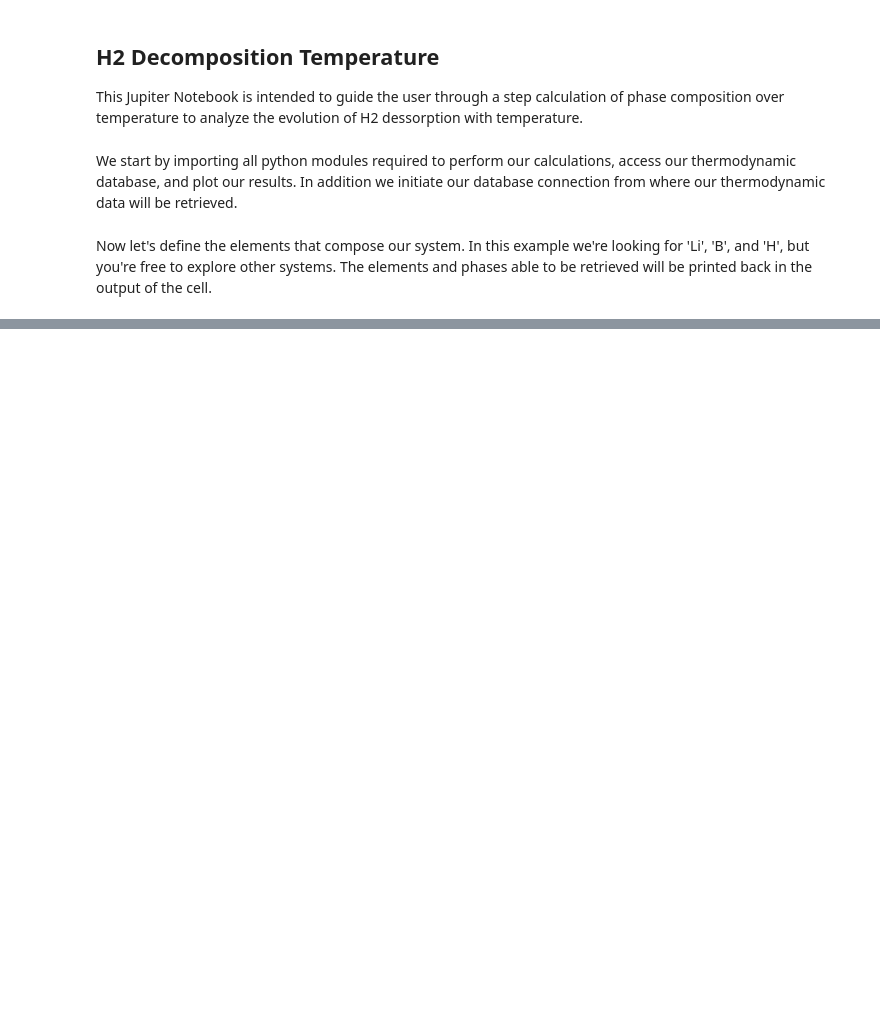
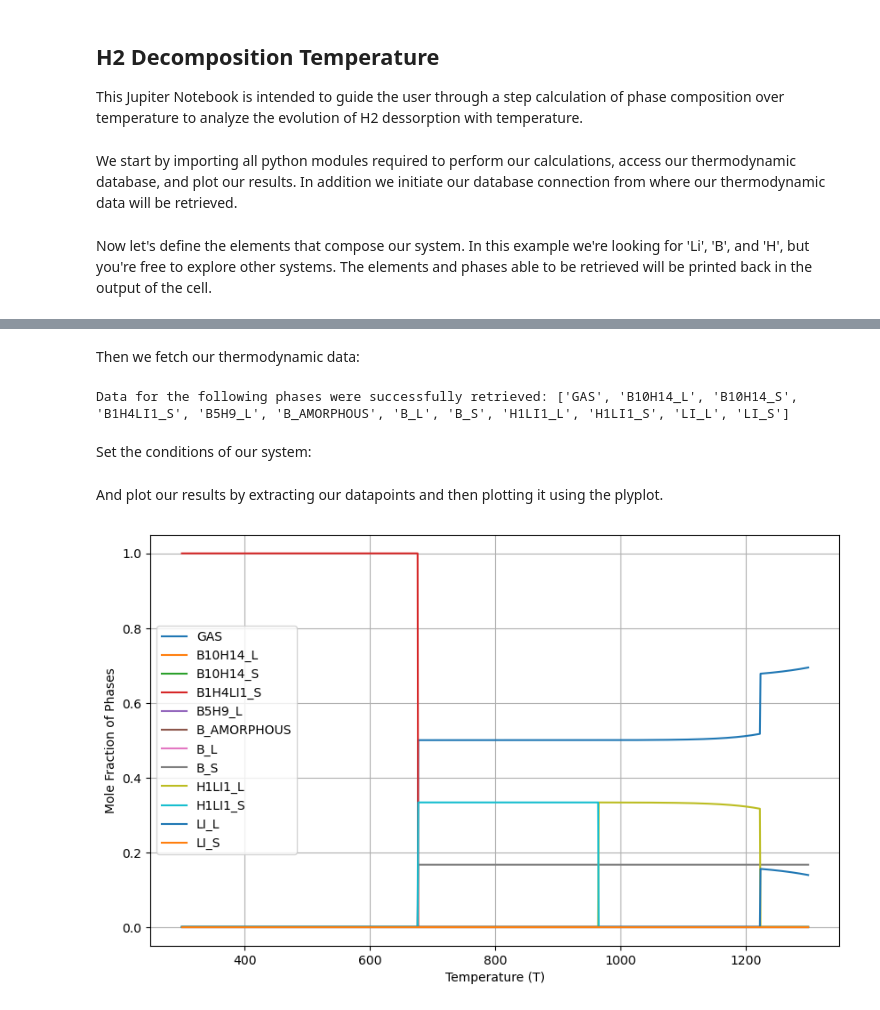
Before and after one commit to PhasesResearchLab/MHDB, a Jupyter notebook: notebooks/run.ipynb, the cells around one changed output, grey strips where cells are left out. Saved outputs shown, nothing was run; the diff lists cells and outputs as text; code cells hidden in the pictures; blank space fills up the shorter version.

```diff
--- a/notebooks/run.ipynb
+++ b/notebooks/run.ipynb
@@ -151,0 +78,46 @@ print(collection.count_documents({}))
+# %%
+chemical_composition = {'Li': 1/6, 'B': 1/6}
+# %% [markdown]
+Then we fetch our thermodynamic data:
+# %%
+elements = list(chemical_composition.keys()) + ['H', 'Va']
+regex_pattern = '^(' + '|'.join(elements) + ')(-(' + '|'.join(elements) + '))*$'
+data_collection = collection.find({'material.system': {'$regex': regex_pattern, '$options': 'i'}}, {'tdb': 1, '_id': 0})
+data_collection = [entry['tdb'] for entry in list(data_collection)]
+
+data = database.many2one(elements, data_collection)
+data = database.one2tdb(data)
+
+dbf = Database(data)
+phases = list(dbf.phases.keys())
+print(f'Data for the following phases were successfully retrieved: {phases}')
+# %% [output]
+Data for the following phases were successfully retrieved: ['GAS', 'B10H14_L', 'B10H14_S', 'B1H4LI1_S', 'B5H9_L', 'B_AMORPHOUS', 'B_L', 'B_S', 'H1LI1_L', 'H1LI1_S', 'LI_L', 'LI_S']
+# %% [markdown]
+Set the conditions of our system:
+# %%
+temperature_range = (300, 1300, 1)
+pressure = 101325
+# %% [markdown]
+And plot our results by extracting our datapoints and then plotting it using the plyplot.
+# %%
+conditions = {v.N: 1, v.T: temperature_range, v.P: pressure}
+conditions.update({v.X(element.upper()): fraction for element, fraction in chemical_composition.items()})
+
+eq_result = equilibrium(dbf, elements, phases, conditions, output='HM')
+
+plt.figure(figsize=(10, 6))
+
+data = {}
+for phase in phases:
+    data[phase] = eq_result.NP.where(eq_result.Phase==phase).sel(P=101325).mean(dim='vertex').fillna(0)
+    data[phase].plot(label=phase)
+
+plt.title('')
+plt.xlabel('Temperature (T)')
+plt.ylabel('Mole Fraction of Phases')
+plt.legend()
+plt.grid(True)
+plt.show()
+# %% [output]
+[figure, added]
```
Also changed, not shown: parts of 32 cells of this notebook.
